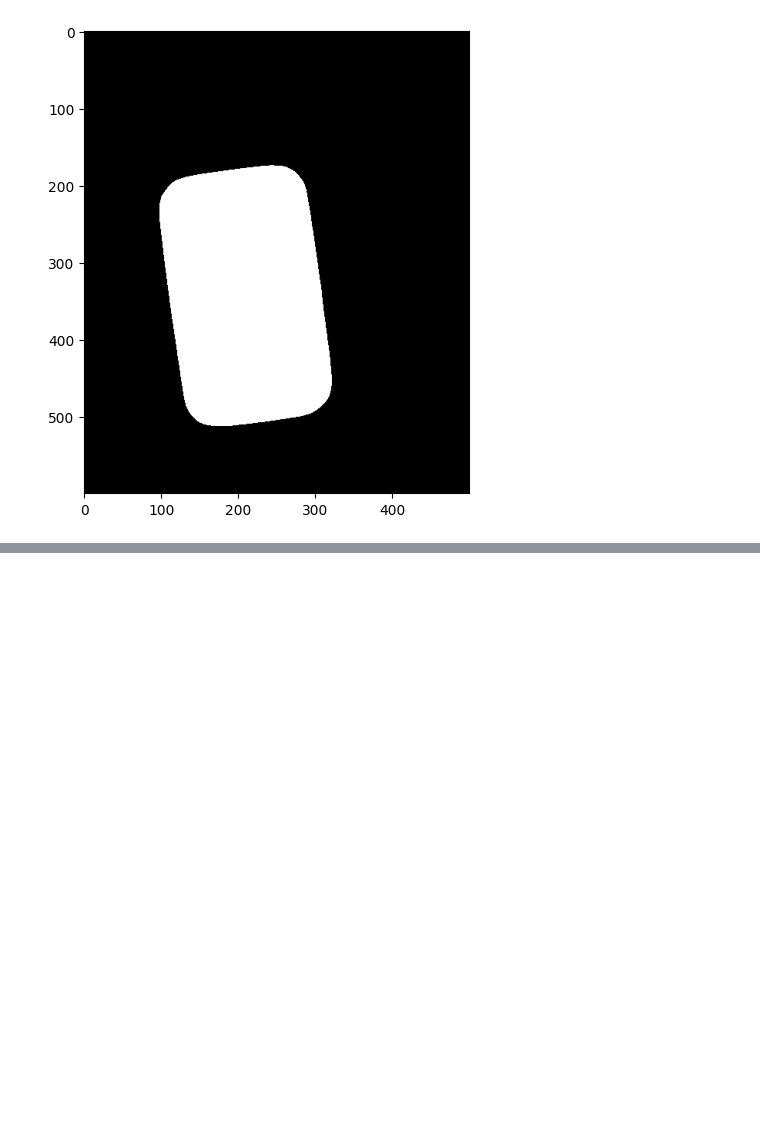
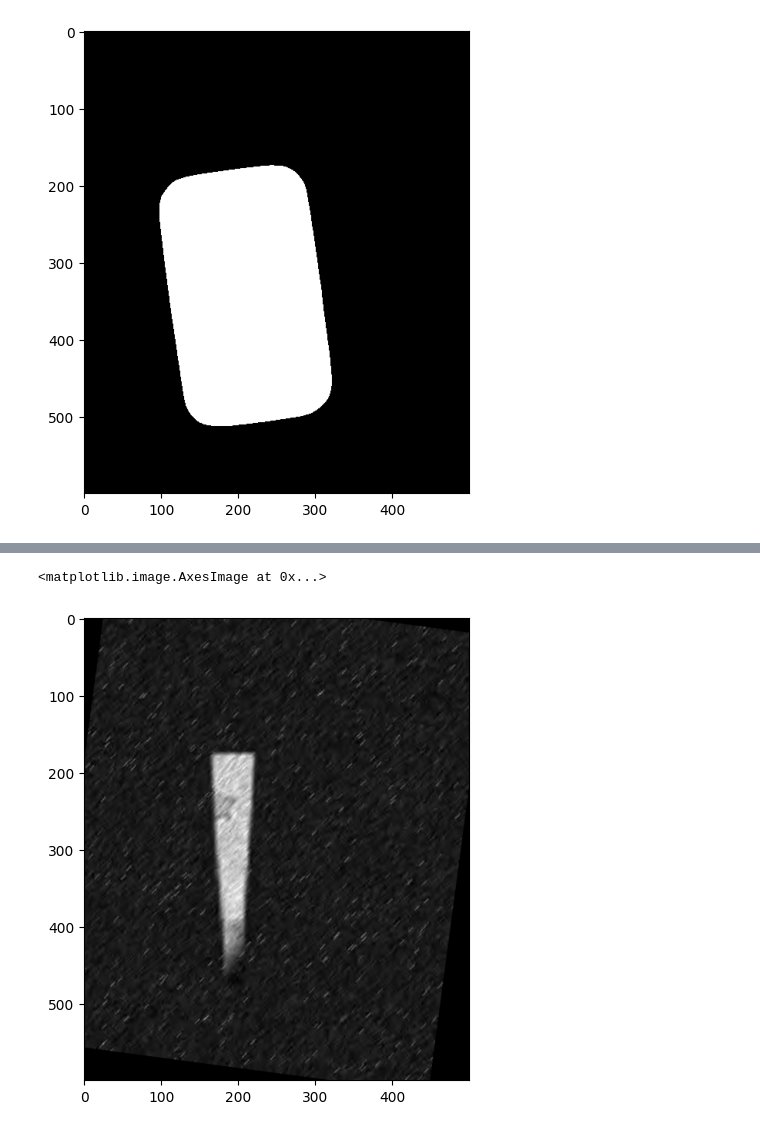
Before and after one commit to AlexGubkin/forInterview, a Jupyter notebook: rockProcessing/rockProcessing.ipynb, the cells around one changed output, grey strips where cells are left out. Cells and saved outputs as stored; diff of their text form; code cells hidden in the pictures; blank space fills up the shorter version.

```diff
--- a/rockProcessing/rockProcessing.ipynb
+++ b/rockProcessing/rockProcessing.ipynb
@@ -211,0 +206,16 @@ axis.imshow(rotated, cmap=plt.cm.gray)
+# %%
+rotatedCTImage =\
+    ski.transform.rotate(
+        CTImages[testSlice],
+        angle=-regions[0].orientation*180.0/np.pi,
+        center=regions[0].centroid,
+        resize=False
+    )
+# %%
+# Debugging
+figure, axis = plt.subplots()
+figure.set_size_inches(6, 6)
+axis.imshow(rotatedCTImage, cmap=plt.cm.gray)
+# %% [output]
+<matplotlib.image.AxesImage at 0x...>
+[figure, added]
```
Also changed, not shown: parts of 4 cells of this notebook.
